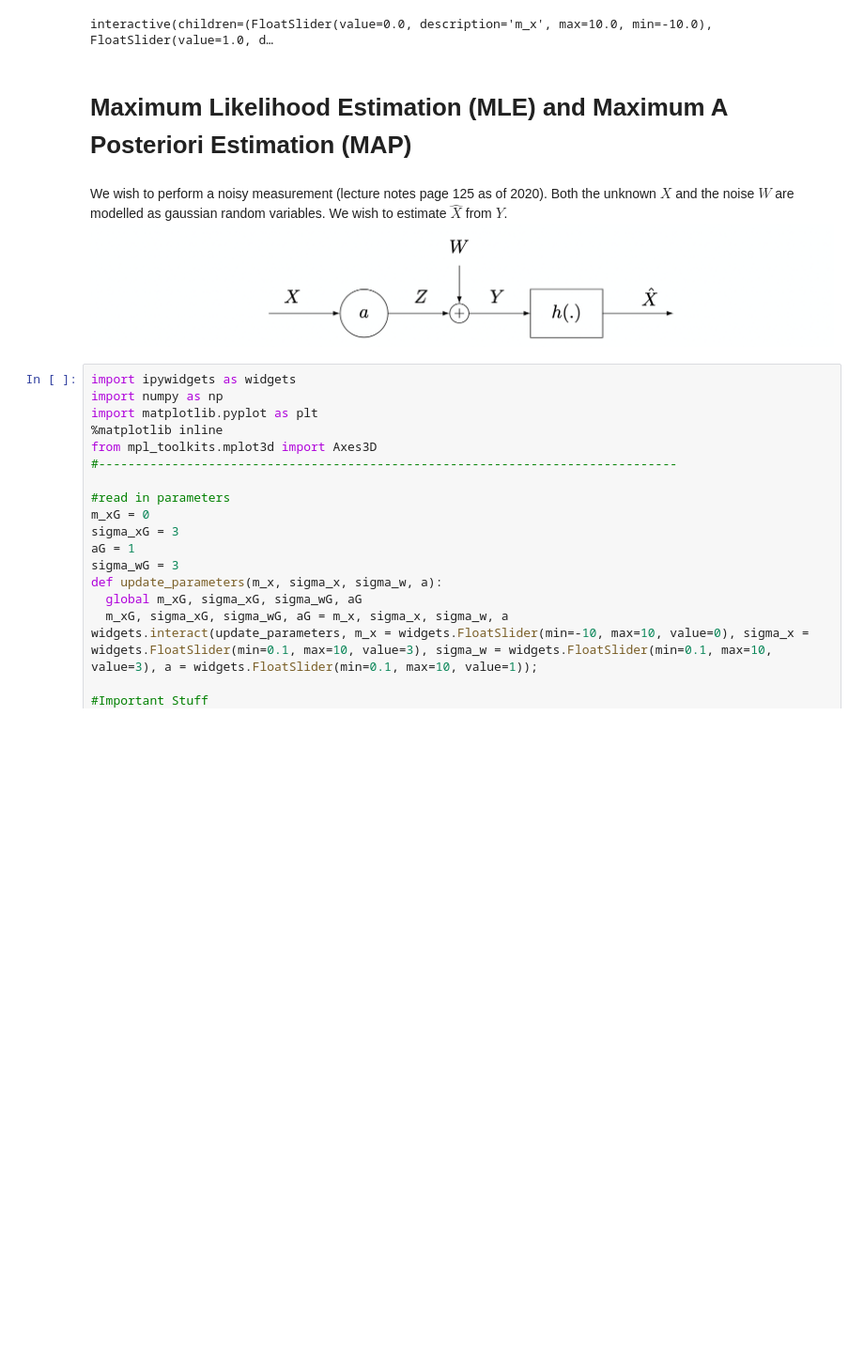
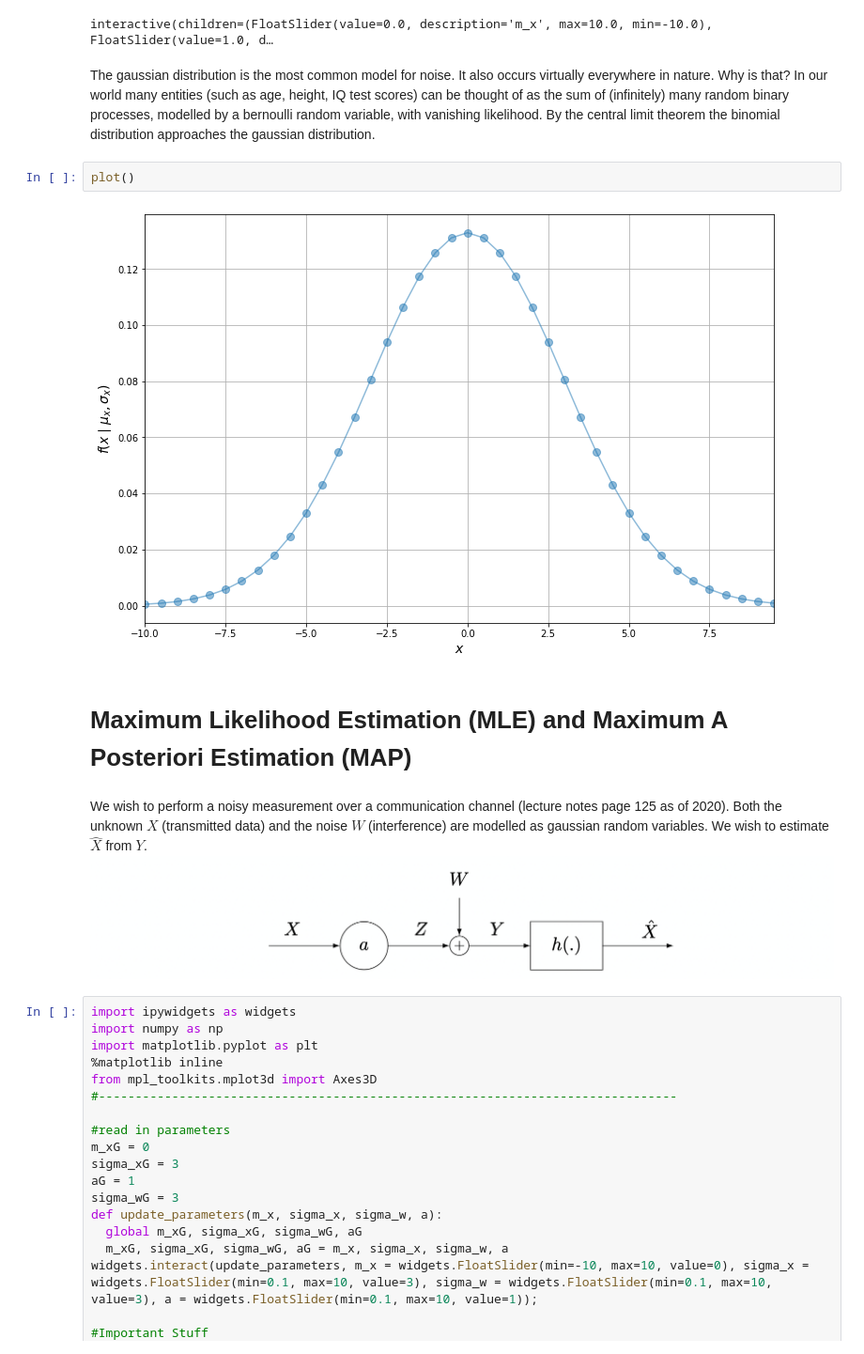
Before and after one commit to huesseol/DSSP-Illustrations, a Jupyter notebook: DSSP_Detection_and_Estimation.ipynb, the cells around one changed output. Shown at 94% size. Cells and saved outputs as stored; diff of their text form; blank space fills up the shorter version.

```diff
--- a/DSSP_Detection_and_Estimation.ipynb
+++ b/DSSP_Detection_and_Estimation.ipynb
@@ -40,10 +40,16 @@ def plot():
   ax.plot(x_values, y_values, alpha=0.5, marker='o', markersize=8);
 # %% [output]
 interactive(children=(FloatSlider(value=0.0, description='m_x', max=10.0, min=-10.0), FloatSlider(value=1.0, d…
+# %% [markdown]
+The gaussian distribution is the most common model for noise. It also occurs virtually everywhere in nature. Why is that? In our world many entities (such as age, height, IQ test scores) can be thought of as the sum of (infinitely) many random binary processes, modelled by a bernoulli random variable, with vanishing likelihood. By the central limit theorem the binomial distribution approaches the gaussian distribution.
+# %%
+plot()
+# %% [output]
+[figure, added]
 # %% [markdown]
 # Maximum Likelihood Estimation (MLE) and Maximum A Posteriori Estimation (MAP)
 # %% [markdown]
-We wish to perform a noisy measurement (lecture notes page 125 as of 2020). Both the unknown $X$ and the noise $W$ are modelled as gaussian random variables. We wish to estimate $\hat{X}$ from $Y$.
+We wish to perform a noisy measurement over a communication channel (lecture notes page 125 as of 2020). Both the unknown $X$ (transmitted data) and the noise $W$ (interference) are modelled as gaussian random variables. We wish to estimate $\hat{X}$ from $Y$.
 ![LN_page125.png](embedded-picture-1)
 # %%
 import ipywidgets as widgets
```
